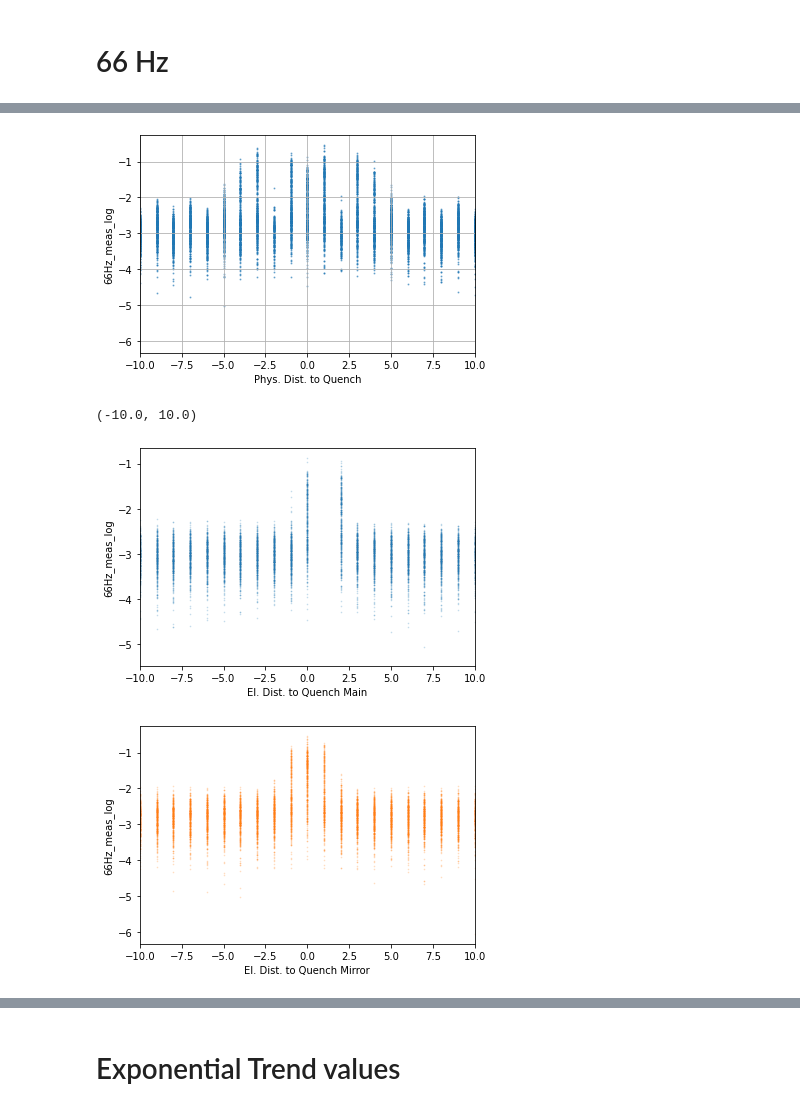
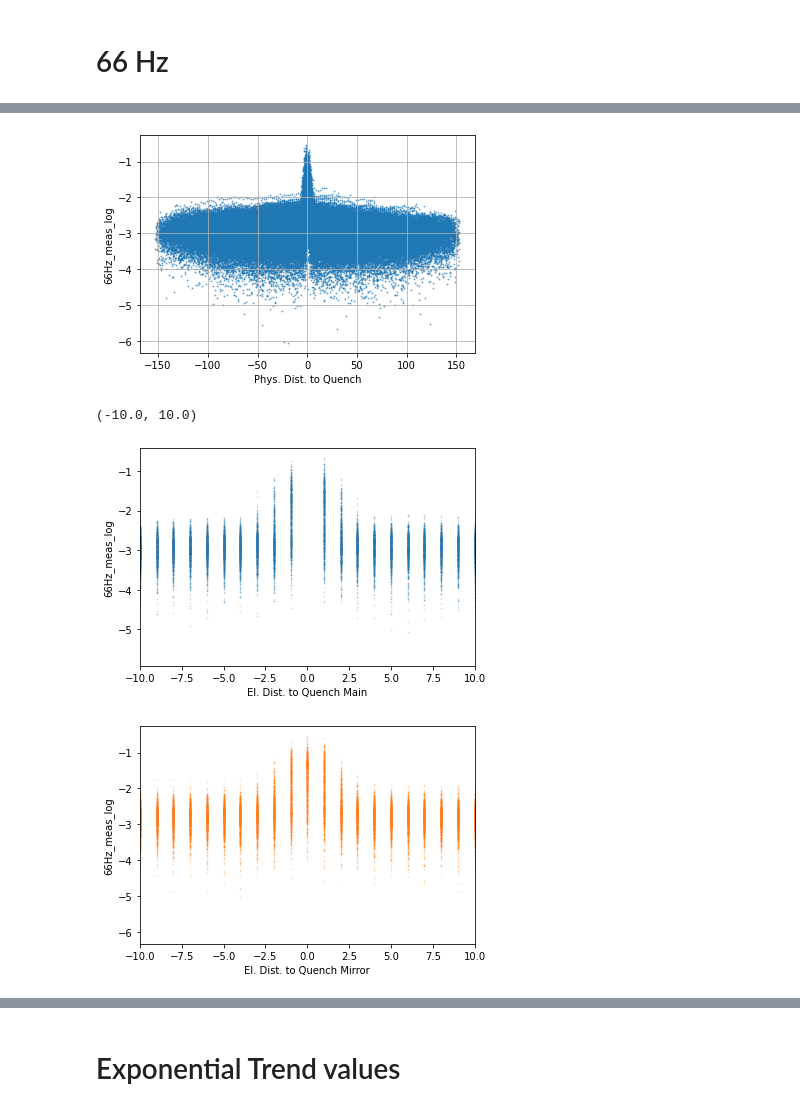
Before and after one commit to cobermai/lhc_anomaly_detection, a Jupyter notebook: notebooks/RB_FPA_FFT_NMF_component_correlation_V2.ipynb, the cells around one changed output, grey strips where cells are left out. Cells and saved outputs as stored; diff of their text form; code cells hidden in the pictures.

```diff
--- a/notebooks/RB_FPA_FFT_NMF_component_correlation_V2.ipynb
+++ b/notebooks/RB_FPA_FFT_NMF_component_correlation_V2.ipynb
@@ -6,3 +3,12 @@ sys.path.insert(0,'..')
+# %%
+import sys
+sys.path.insert(0,'..')
+
+from IPython.display import display, HTML
+display(HTML("<style>.container { width:100% !important; }</style>"))
+
+import matplotlib as mpl
+mpl.rcParams.update(mpl.rcParamsDefault)
 # %%
 import warnings
 from pathlib import Path
@@ -90,14 +167,20 @@ len(fpa_identifiers_fitted), len(fpa_identifiers)
 # %%
 df = pd.read_csv('../data/correlation_tables/correlation_table.csv', index_col="Unnamed: 0")
 # %%
-df["El. Dist. to Quench Main"] = df["El. Dist. to Quench Main"] - 78
-df["El. Dist. to Quench Mirror"] = df["El. Dist. to Quench Mirror"] - 77
+df["El. Dist. to Quench Main"] = df["El. Dist. to Quench Main"] - 77
+df["El. Dist. to Quench Mirror"] = df["El. Dist. to Quench Mirror"] - 76
 df['Phys. Dist. to Quench'] = df['Phys. Dist. to Quench'] - 154
 
 fpa_snapshots = snapshot_context_df.fpa_identifier.values
 df.loc[df.fpa_identifier.isin(fpa_snapshots), "is_snapshot"] = 1
 df.loc[~df.fpa_identifier.isin(fpa_snapshots), "is_snapshot"] = 0
 
+fpa_sec_1EE = mp3_fpa_df[(mp3_fpa_df['Delta_t(iQPS-PIC)'] / 1000 > 0.2) & (mp3_fpa_df['Delta_t(iQPS-PIC)'] / 1000 < 0.5)].drop_duplicates(subset=['fpa_identifier']).fpa_identifier #0.5
+# sum(df_to_corr.fpa_identifier.isin(fpa_sec_1EE)), sum(~df_to_corr.fpa_identifier.isin(fpa_sec_1EE))
+df.loc[df.fpa_identifier.isin(fpa_sec_1EE), "D_open_1EE"] = 1
+df.loc[~df.fpa_identifier.isin(fpa_sec_1EE), "D_open_1EE"] = 0
+
+
 df['dAC_abs'] = df['dAC'].apply(lambda x: np.abs(x))
 
 my_columns = df_comp.drop(columns =['fpa_identifier','1EE']).columns
@@ -110,0 +187,6 @@ my_columns = df_comp.drop(columns =['fpa_identifier','1EE']).columns
+# %%
+df_subset = df.groupby("fpa_identifier")[["3Hz_meas_log", "6Hz_meas_log"]].max()
+
+fpa_EMP = df_subset[(df_subset['3Hz_meas_log'] > -1.2) & (df_subset['6Hz_meas_log'] > -1.4)].index
+df.loc[df.fpa_identifier.isin(fpa_EMP), "is_EMP"] = 1
+df.loc[~df.fpa_identifier.isin(fpa_EMP), "is_EMP"] = 0
@@ -290,18 +510,18 @@ Text(0.5, 0, '66Hz_meas_log')
 # %%
-df[(df["no_sec_q"]==1) & (df["1EE"] == 1)].plot.scatter(x="Phys. Dist. to Quench", y="66Hz_meas_log", s=1, alpha=0.5)
-plt.xlim((-10, 10))
+df[(df["no_sec_q"]==1)].plot.scatter(x="Phys. Dist. to Quench", y="66Hz_meas_log", s=1, alpha=0.5)
+
 plt.grid()
 # %% [output]
-[figure, old version]
+[figure, new version]
 # %%
 fig, ax = plt.subplots()
-df[(df["no_sec_q"]==1) & (df["1EE"] == 1)].plot.scatter(ax= ax,x="El. Dist. to Quench Main", y="66Hz_meas_log", s=.5, alpha=0.2,c=default_colors[0])
+df[(df["no_sec_q"]==1)].plot.scatter(ax= ax,x="El. Dist. to Quench Main", y="66Hz_meas_log", s=.5, alpha=0.2,c=default_colors[0])
 plt.xlim((-10, 10))
 
 fig, ax = plt.subplots()
-df[(df["no_sec_q"]==1) & (df["1EE"] == 1)].plot.scatter(ax= ax,x="El. Dist. to Quench Mirror", y="66Hz_meas_log", s=.5, alpha=0.2,c=default_colors[1])
+df[(df["no_sec_q"]==1)].plot.scatter(ax= ax,x="El. Dist. to Quench Mirror", y="66Hz_meas_log", s=.5, alpha=0.2,c=default_colors[1])
 plt.xlim((-10, 10))
 # %% [output]
 (-10.0, 10.0)
-[figure, old version]
+[figure, new version]
-[figure, old version]
+[figure, new version]
```
Also changed, not shown: parts of 63 cells of this notebook, 15 other files.
